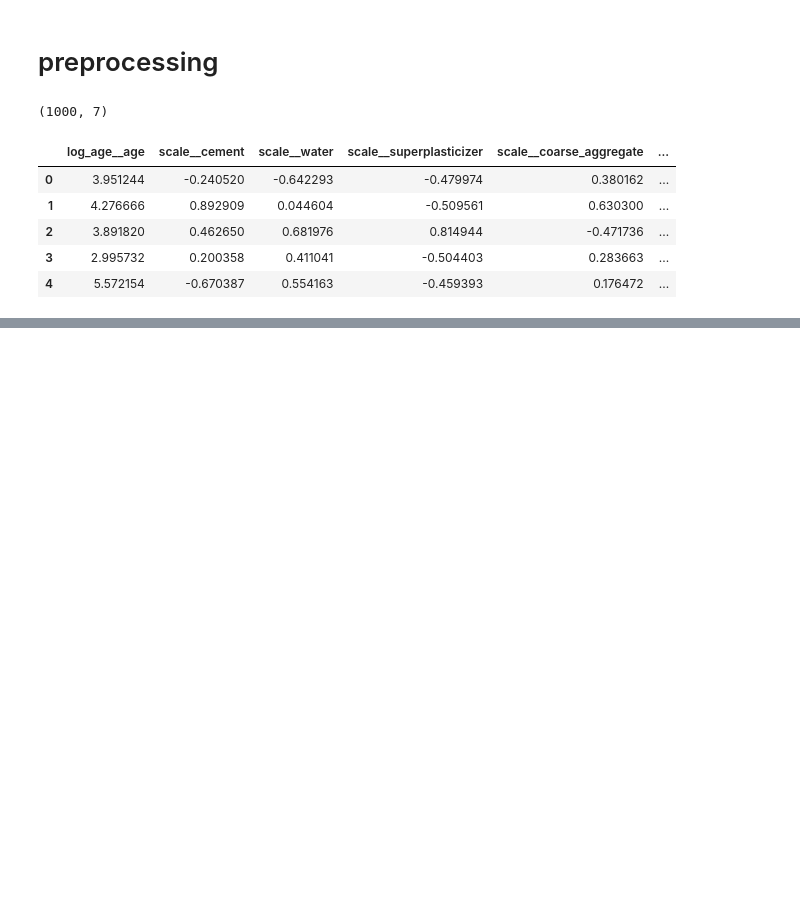
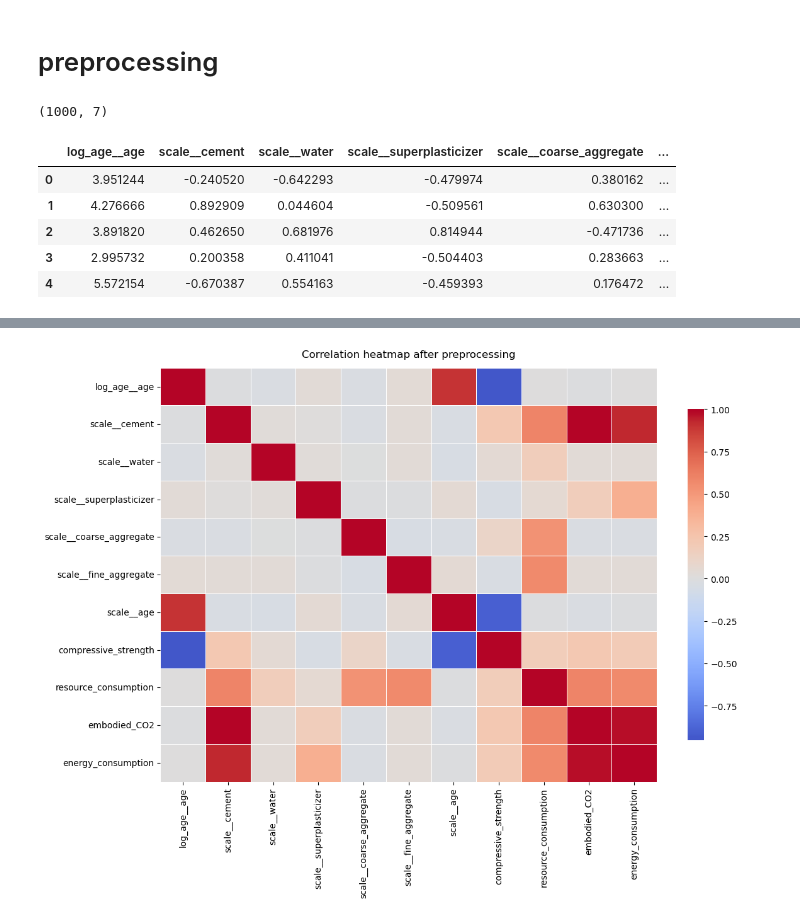
Before and after one commit to pariyaaf/sustainable_concrete_ml_optimization, a Jupyter notebook: notebook/ml.ipynb, the cells around one changed output, grey strips where cells are left out. Cells and saved outputs as stored; diff of their text form; code cells hidden in the pictures; blank space fills up the shorter version.

```diff
--- a/notebook/ml.ipynb
+++ b/notebook/ml.ipynb
@@ -181,7 +185,8 @@ plt.show()
 # %% [markdown]
 # preprocessing
 # %%
-y_log = np.log1p(df[labels])
+y = df[labels]
+y_log = np.log1p(y)
 # %%
 log_features = ["age"]
 scale_features = features.columns.tolist()
@@ -213,0 +234,21 @@ X_prepared_df.head()
+# %%
+heatmap_df = pd.concat(
+    [X_prepared_df, y], axis=1
+)
+
+corr = heatmap_df.corr()
+
+plt.figure(figsize=(12, 9))
+sns.heatmap(
+    corr,
+    cmap="coolwarm",
+    center=0,
+    linewidths=0.5,
+    cbar_kws={"shrink": 0.8}
+)
+
+plt.title("Correlation heatmap after preprocessing", pad=12)
+plt.tight_layout()
+plt.show()
+# %% [output]
+[figure, added]
```
Also changed, not shown: parts of 4 cells of this notebook.
